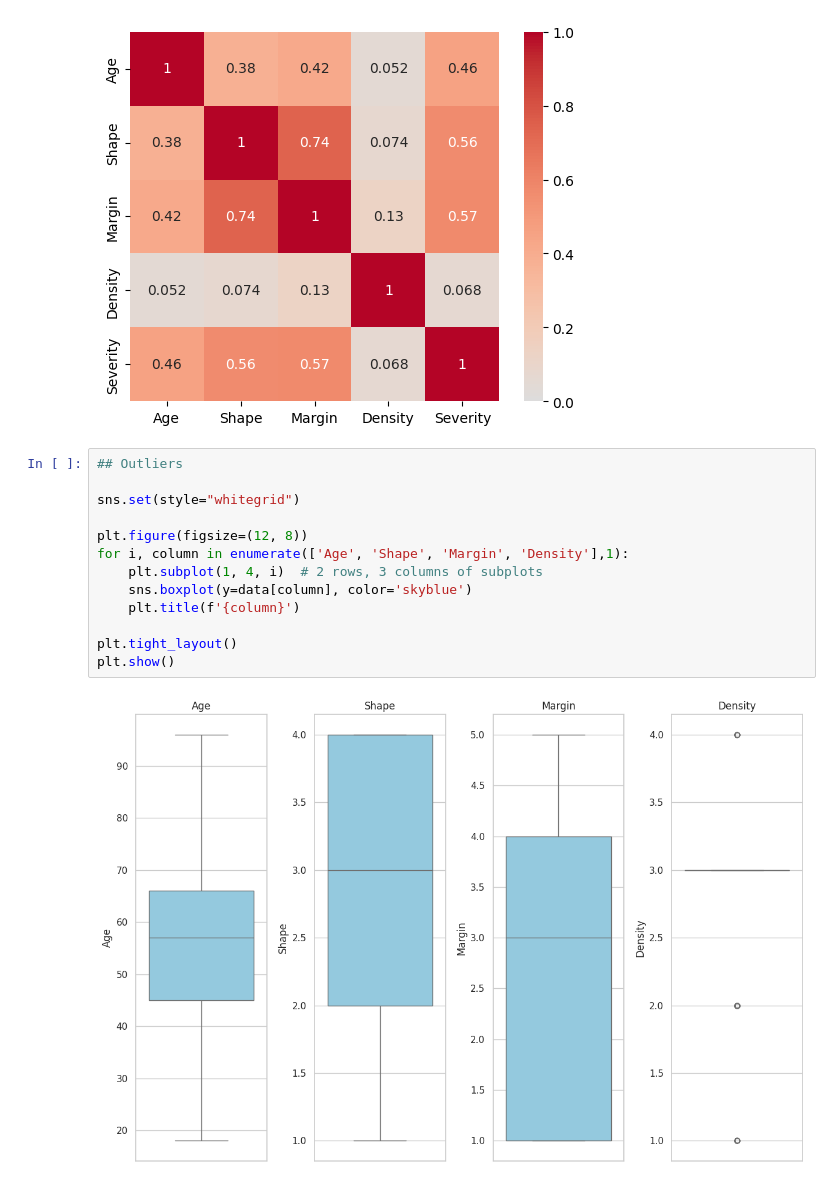
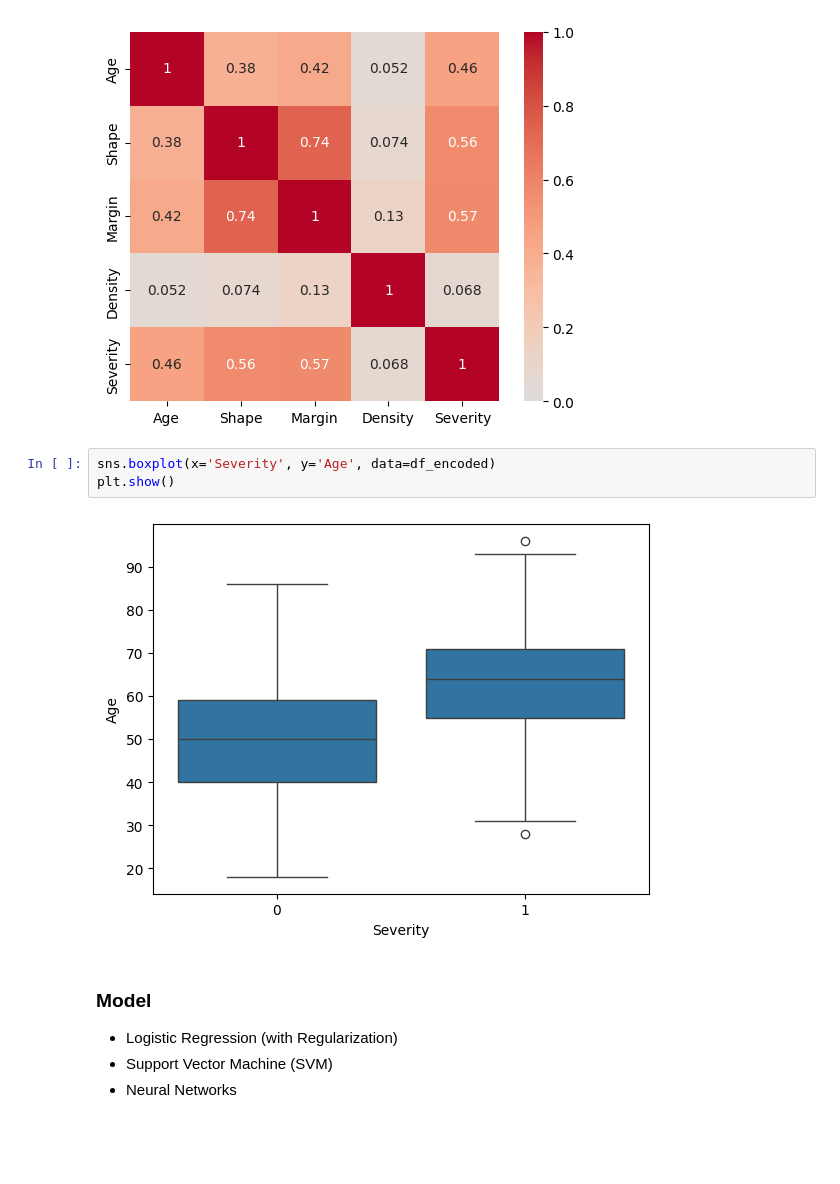
Before and after one commit to ceciliasant/AAproj1, a Jupyter notebook: proj1.ipynb, the cells around one changed output. Saved outputs shown, nothing was run; the diff lists cells and outputs as text; blank space fills up the shorter version.

```diff
--- a/proj1.ipynb
+++ b/proj1.ipynb
@@ -118,18 +181,14 @@ square=True
 plt.show()
 # %% [output]
 [figure]
-# %%
-## Outliers
-
-sns.set(style="whitegrid")
-
-plt.figure(figsize=(12, 8))
-for i, column in enumerate(['Age', 'Shape', 'Margin', 'Density'],1):
-    plt.subplot(1, 4, i)  # 2 rows, 3 columns of subplots
-    sns.boxplot(y=data[column], color='skyblue')
-    plt.title(f'{column}')
-
-plt.tight_layout()
-plt.show()
-# %% [output]
-[figure, removed]
+# %%
+sns.boxplot(x='Severity', y='Age', data=df_encoded)
+plt.show()
+# %% [output]
+[figure, added]
+# %% [markdown]
+### Model
+
+- Logistic Regression (with Regularization)
+- Support Vector Machine (SVM)
+- Neural Networks
```
Also changed, not shown: parts of 21 cells of this notebook.
